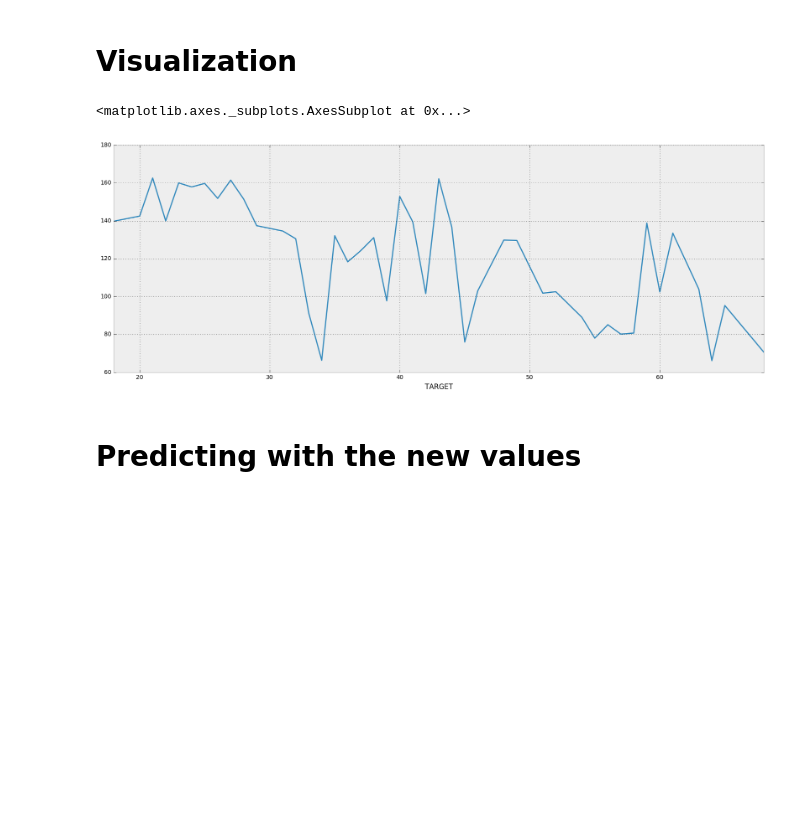
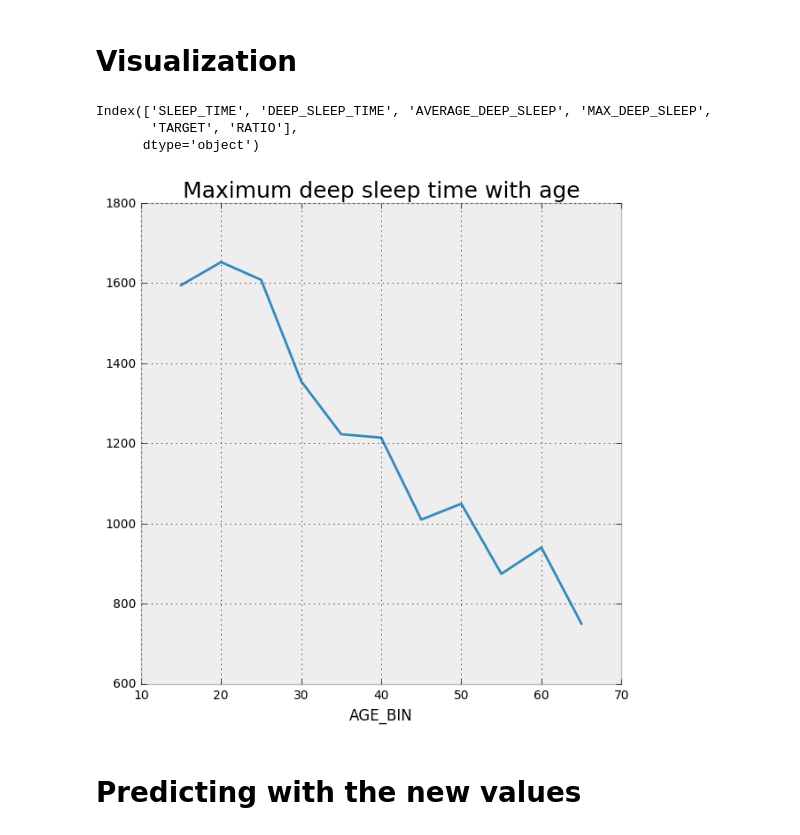
Before and after one commit to palanglois/rythmChallenge, a Jupyter notebook: hypnogram.ipynb, the cells around one changed output. Drawn from its saved outputs; the diff is of its cells as text; code cells hidden in the pictures; blank space fills up the shorter version.

```diff
--- a/hypnogram.ipynb
+++ b/hypnogram.ipynb
@@ -74,17 +71,27 @@ train = train.merge(train_hypno.apply(get_periods_deep_sleep, axis=1), left_inde
 # Visualization
 # %%
 train_ages = pd.concat([train[["SLEEP_TIME", "DEEP_SLEEP_TIME",
-                               "AVERAGE_DEEP_SLEEP", "NUMBER_DEEP_SLEEP",
-                               "MAX_DEEP_SLEEP", "MIN_DEEP_SLEEP"]], ages], axis=1)
+                               "AVERAGE_DEEP_SLEEP",
+                               "MAX_DEEP_SLEEP"]], ages], axis=1)
 # %%
 train_ages["RATIO"] = train_ages["DEEP_SLEEP_TIME"] / train_ages["SLEEP_TIME"]
+# %%
+train_ages["AGE_BIN"] = 5 * (train_ages["TARGET"] // 5)
 # %%
-agg_ages = train_ages.groupby("TARGET").mean()
+agg_ages = train_ages.groupby("AGE_BIN").mean()
-# %%
-agg_ages["AVERAGE_DEEP_SLEEP"].plot()
-# %% [output]
-<matplotlib.axes._subplots.AxesSubplot at 0x...>
-[figure, removed]
+# %%
+agg_ages.columns
+# %% [output]
+Index(['SLEEP_TIME', 'DEEP_SLEEP_TIME', 'AVERAGE_DEEP_SLEEP', 'MAX_DEEP_SLEEP',
+       'TARGET', 'RATIO'],
+      dtype='object')
+# %%
+agg_ages["MAX_DEEP_SLEEP"].plot()
+plt.axis('auto')
+plt.title("Maximum deep sleep time with age", size=18)
+plt.savefig(path.join("figures", "max_deep_sleep.png"), format="png")
+# %% [output]
+[figure, added]
 # %% [markdown]
 # Predicting with the new values
 # %%
```
Also changed, not shown: parts of 7 cells of this notebook, 6 other files.
